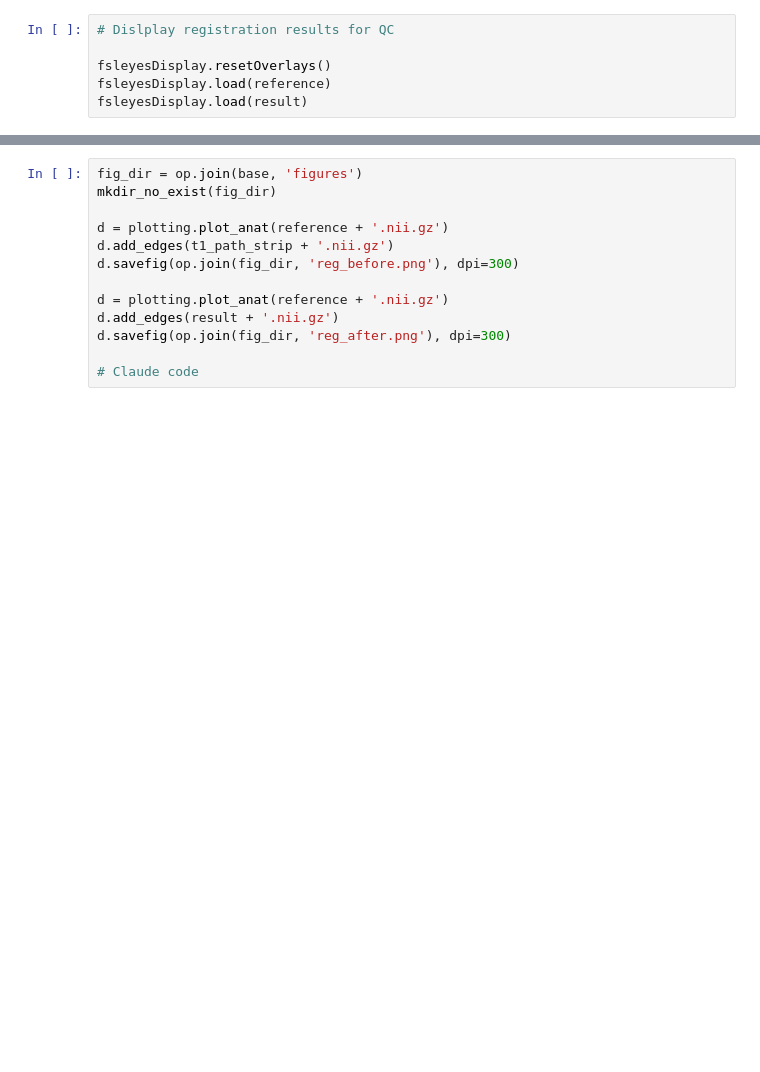
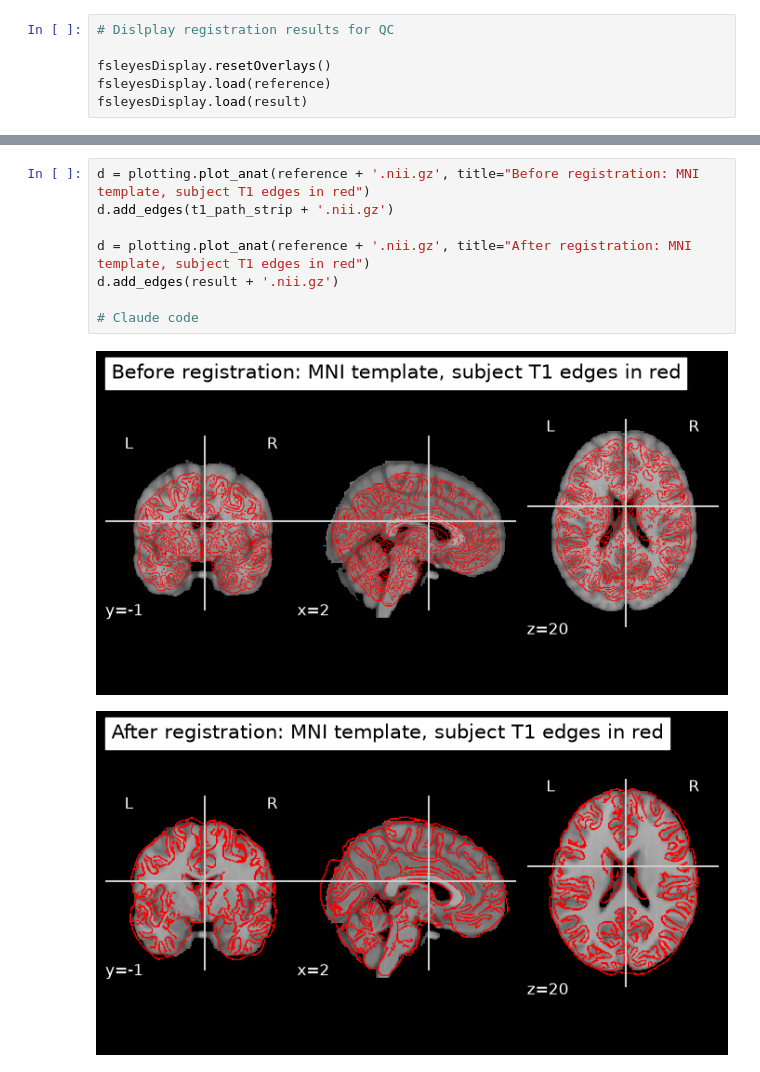
Before and after one commit to nazimov14/NSSP_MiniProjects, a Jupyter notebook: Part1-1_Structural_Preprocessing.ipynb, the cells around one changed output, grey strips where cells are left out. Drawn from its saved outputs; the diff is of its cells as text; blank space fills up the shorter version.

```diff
--- a/Part1-1_Structural_Preprocessing.ipynb
+++ b/Part1-1_Structural_Preprocessing.ipynb
@@ -129,13 +132,11 @@ fig.savefig(op.join(fig_dir, 'segmentation.png'), dpi=300, bbox_inches='tight',
 # %%
-fig_dir = op.join(base, 'figures')
-mkdir_no_exist(fig_dir)
+d = plotting.plot_anat(reference + '.nii.gz', title="Before registration: MNI template, subject T1 edges in red")
+d.add_edges(t1_path_strip + '.nii.gz')
 
-d = plotting.plot_anat(reference + '.nii.gz')
-d.add_edges(t1_path_strip + '.nii.gz')
-d.savefig(op.join(fig_dir, 'reg_before.png'), dpi=300)
-
-d = plotting.plot_anat(reference + '.nii.gz')
+d = plotting.plot_anat(reference + '.nii.gz', title="After registration: MNI template, subject T1 edges in red")
 d.add_edges(result + '.nii.gz')
-d.savefig(op.join(fig_dir, 'reg_after.png'), dpi=300)
 
 # Claude code
+# %% [output]
+[figure, added]
+[figure, added]
```
Also changed, not shown: parts of 8 cells of this notebook.
